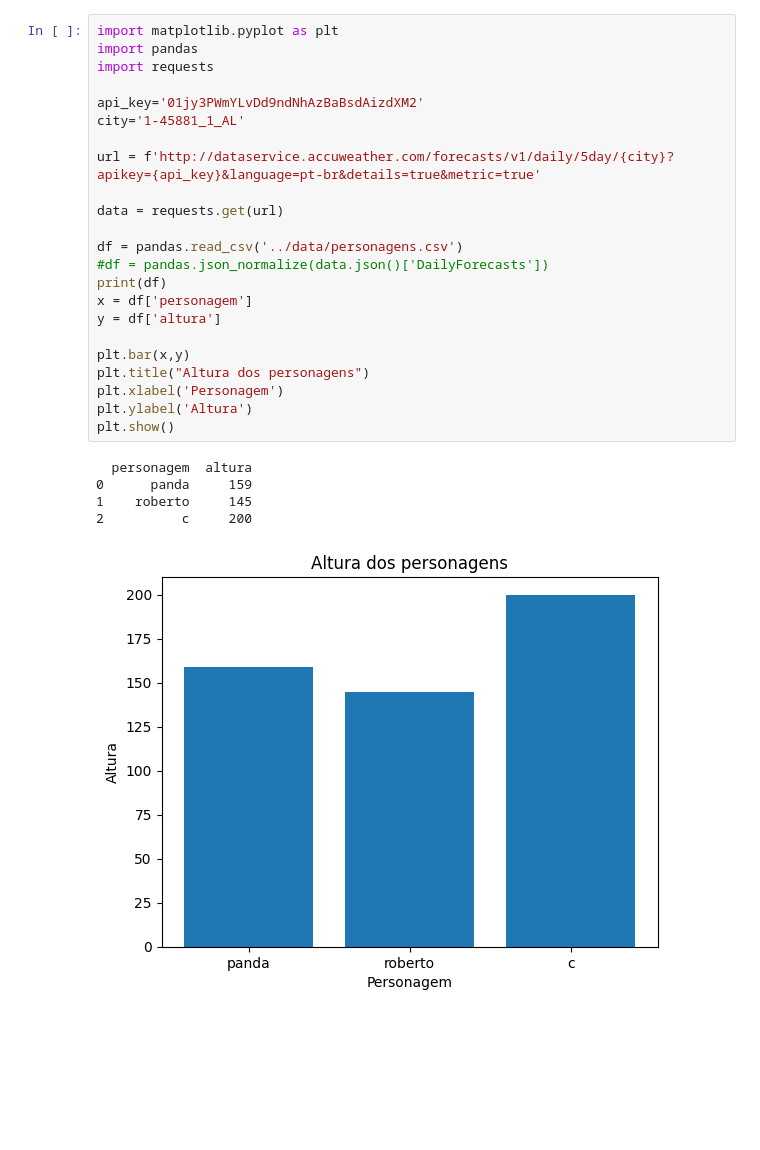
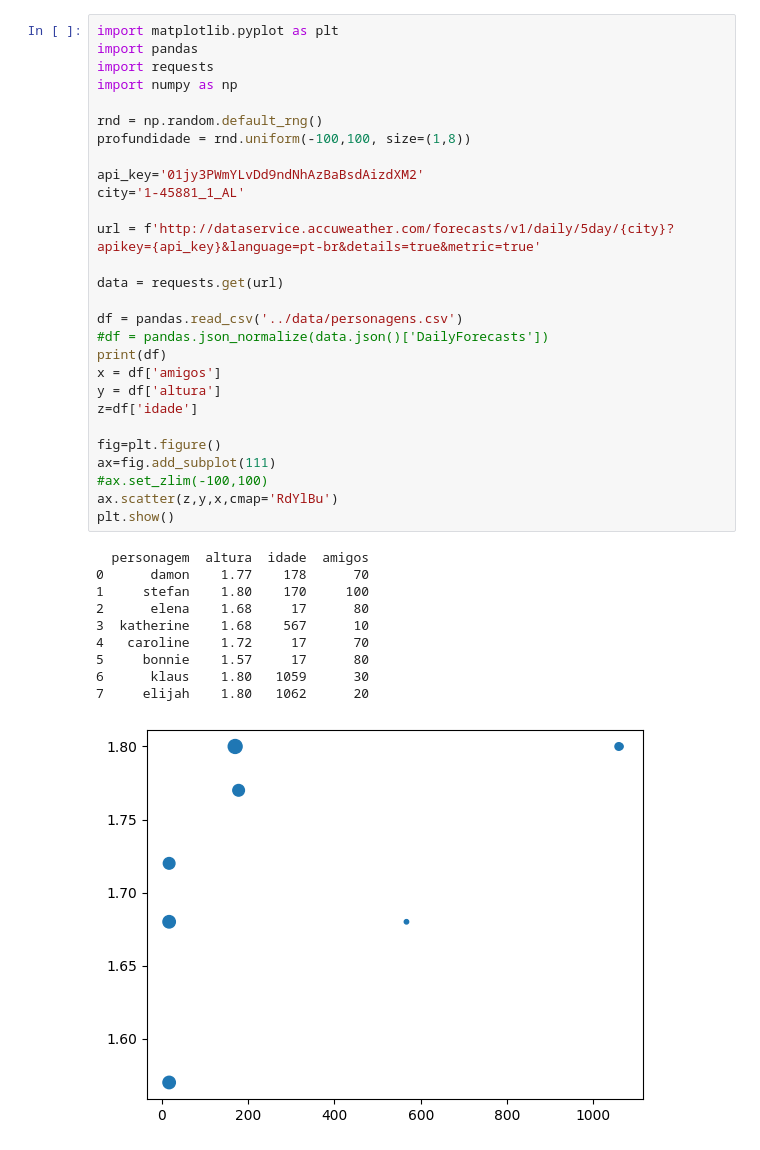
Before and after one commit to marllon90/notebook, a Jupyter notebook: notebooks/personagens.ipynb, the cells around one changed output. Drawn from its saved outputs; the diff is of its cells as text; blank space fills up the shorter version.

```diff
--- a/notebooks/personagens.ipynb
+++ b/notebooks/personagens.ipynb
@@ -5,29 +63,39 @@ Teste com o notebook
 # %%
 import matplotlib.pyplot as plt
 import pandas
 import requests
+import numpy as np
+
+rnd = np.random.default_rng()
+profundidade = rnd.uniform(-100,100, size=(1,8))
 
 api_key='01jy3PWmYLvDd9ndNhAzBaBsdAizdXM2'
 city='1-45881_1_AL'
 
 url = f'http://dataservice.accuweather.com/forecasts/v1/daily/5day/{city}?apikey={api_key}&language=pt-br&details=true&metric=true'
 
 data = requests.get(url)
 
 df = pandas.read_csv('../data/personagens.csv')
 #df = pandas.json_normalize(data.json()['DailyForecasts'])
 print(df)
-x = df['personagem']
+x = df['amigos']
 y = df['altura']
+z=df['idade']
 
-plt.bar(x,y)
-plt.title("Altura dos personagens")
-plt.xlabel('Personagem')
-plt.ylabel('Altura')
+fig=plt.figure()
+ax=fig.add_subplot(111)
+#ax.set_zlim(-100,100)
+ax.scatter(z,y,x,cmap='RdYlBu')
 plt.show()
 # %% [output]
-  personagem  altura
-0      panda     159
-1    roberto     145
-2          c     200
+  personagem  altura  idade  amigos
+0      damon    1.77    178      70
+1     stefan    1.80    170     100
+2      elena    1.68     17      80
+3  katherine    1.68    567      10
+4   caroline    1.72     17      70
+5     bonnie    1.57     17      80
+6      klaus    1.80   1059      30
+7     elijah    1.80   1062      20
-[figure, old version]
+[figure, new version]
```
Also changed, not shown: parts of 6 cells of this notebook, 4 other files.
